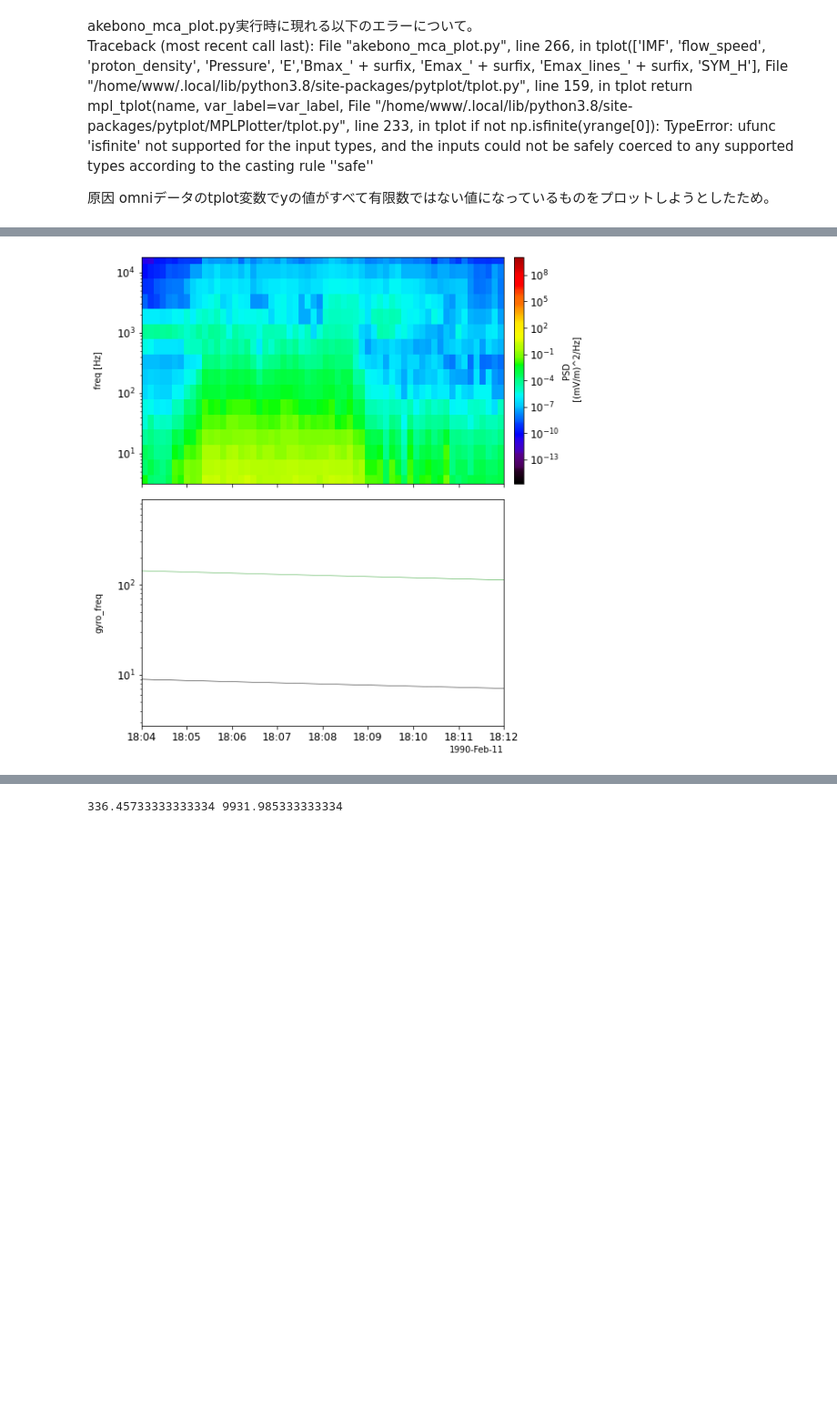
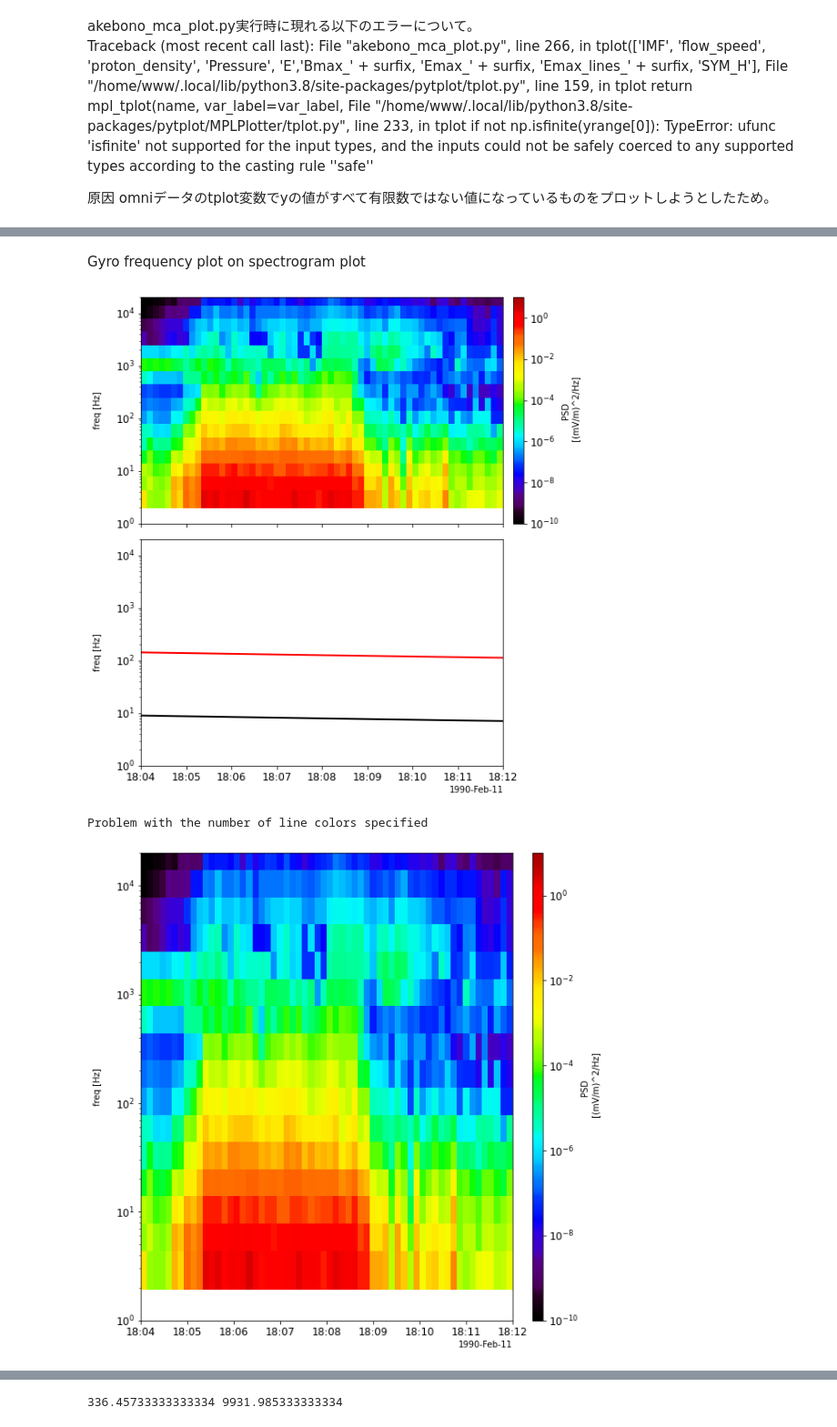
Before and after one commit to shuji-onosawa/Akebono_analysis_old, a Jupyter notebook: VLF_mca/memo.ipynb, the cells around one changed output, grey strips where cells are left out. Shown at 91% size. Saved outputs shown, nothing was run; the diff lists cells and outputs as text; code cells hidden in the pictures; blank space fills up the shorter version.

Commit message:
mca plot revice

```diff
--- a/VLF_mca/memo.ipynb
+++ b/VLF_mca/memo.ipynb
@@ -285,6 +285,8 @@ Time clip was applied to: PC_N_INDEX
  'ASY_D',
  'ASY_H',
  'PC_N_INDEX']
+# %% [markdown]
+Gyro frequency plot on spectrogram plot
 # %%
 from load import orb, mca
 import pytplot
@@ -302,31 +304,42 @@ for k in range(4):
     bandwidth = tplot_variable.v * 0.3
     tplot_variable_amplitude = (10**(tplot_variable_float/20)) * (tplot_variable_0dB)  / np.sqrt(bandwidth)
     tplot_variable_power = (10**(tplot_variable_float/10)) * ((tplot_variable_0dB)**2)  / bandwidth
     pytplot.store_data(tplot_name[k] +'_amp', data={'x': tplot_variable.times, 'y': tplot_variable_amplitude, 'v': tplot_variable.v})
     pytplot.store_data(tplot_name[k] +'_pwr', data={'x': tplot_variable.times, 'y': tplot_variable_power, 'v': tplot_variable.v})
 
 pytplot.options('Emax_pwr', 'spec', 1)
 pytplot.options('Emax_pwr', 'ylog', 1)
 pytplot.options('Emax_pwr', 'zlog', 1)
 pytplot.options('Emax_pwr', 'ztitle', 'PSD \n [(mV/m)^2/Hz]')
 pytplot.options('Emax_pwr', 'ytitle', 'freq [Hz]')
+pytplot.options('Emax_pwr', 'yrange', [1, 2e4])
+pytplot.options('Emax_pwr', 'zrange', [1e-10, 10])
 
 
 Bx = pytplot.get_data('akb_Bmdl_X')
 By = pytplot.get_data('akb_Bmdl_Y')
 Bz = pytplot.get_data('akb_Bmdl_Z')
 B = np.sqrt(Bx.y**2 + By.y**2 + Bz.y**2) * 1e-9
 
 mass_o = 2.656e-26
 mass_h = 1.67e-27
 q = 1.60217663e-19
 
 O_gyro = q*B/mass_o/(2*np.pi)
 H_gyro = q*B/mass_h/(2*np.pi)
 gyro_matrix = np.array([O_gyro, H_gyro]).T
 pytplot.store_data('gyro_freq', data = {'x': Bx.times, 'y':gyro_matrix})
 pytplot.options('gyro_freq', 'ylog', 1)
+pytplot.options('gyro_freq', 'yrange', [1, 2e4])
+pytplot.options('gyro_freq', 'ytitle', 'freq [Hz]')
+pytplot.options('gyro_freq', 'color', ['k', 'r'])
+pytplot.options('gyro_freq', 'thick', 2)
+
+pytplot.store_data('Emax_pwr-w-gyro_freq', data = 'Emax_pwr gyro_freq')
 pytplot.tlimit(['1990-02-11 18:04:00', '1990-02-11 18:12:00'])
 pytplot.tplot(['Emax_pwr', 'gyro_freq'])
+pytplot.tplot('Emax_pwr-w-gyro_freq')
 # %% [output]
-[figure, old version]
+[figure, new version]
+Problem with the number of line colors specified
+[figure, added]
```
Also changed, not shown: parts of 4 cells of this notebook, 9 other files.
